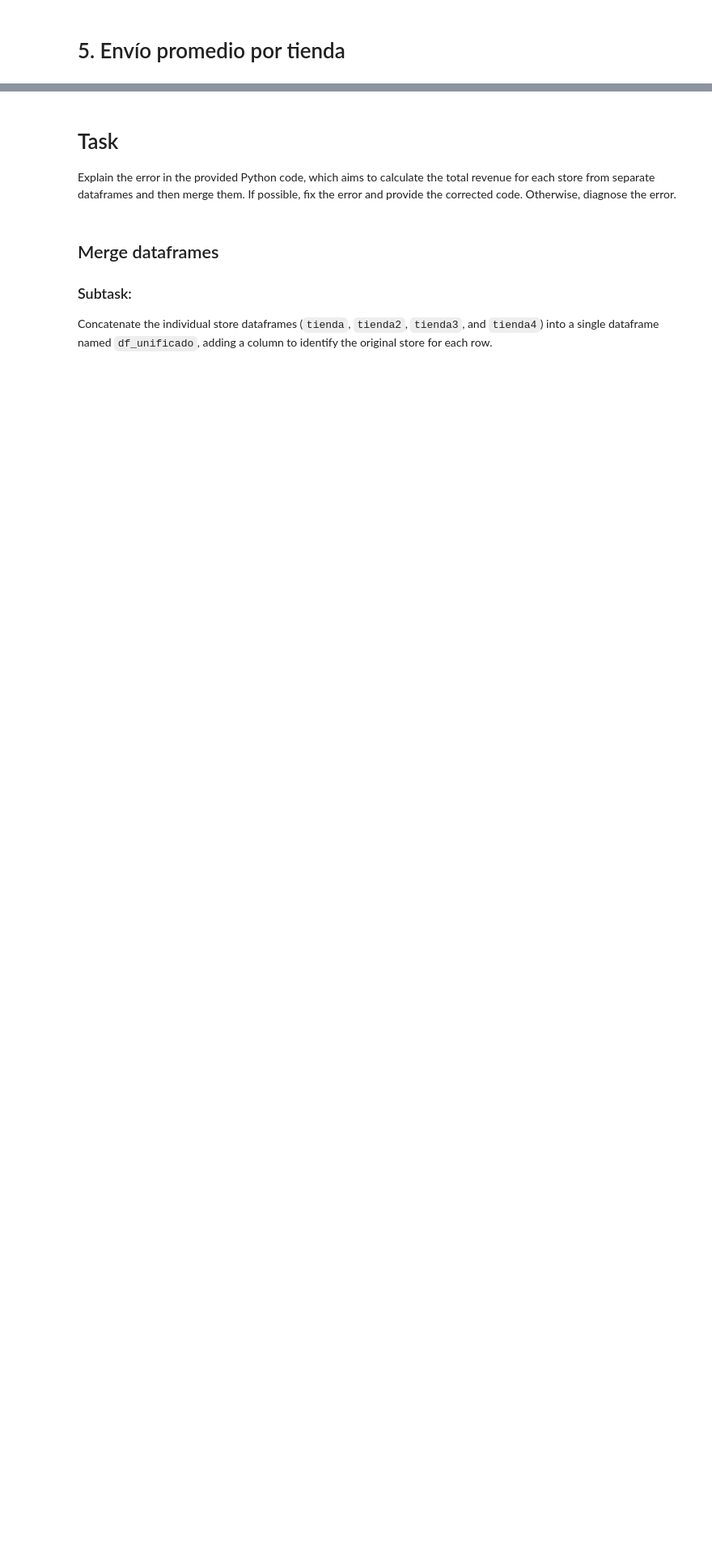
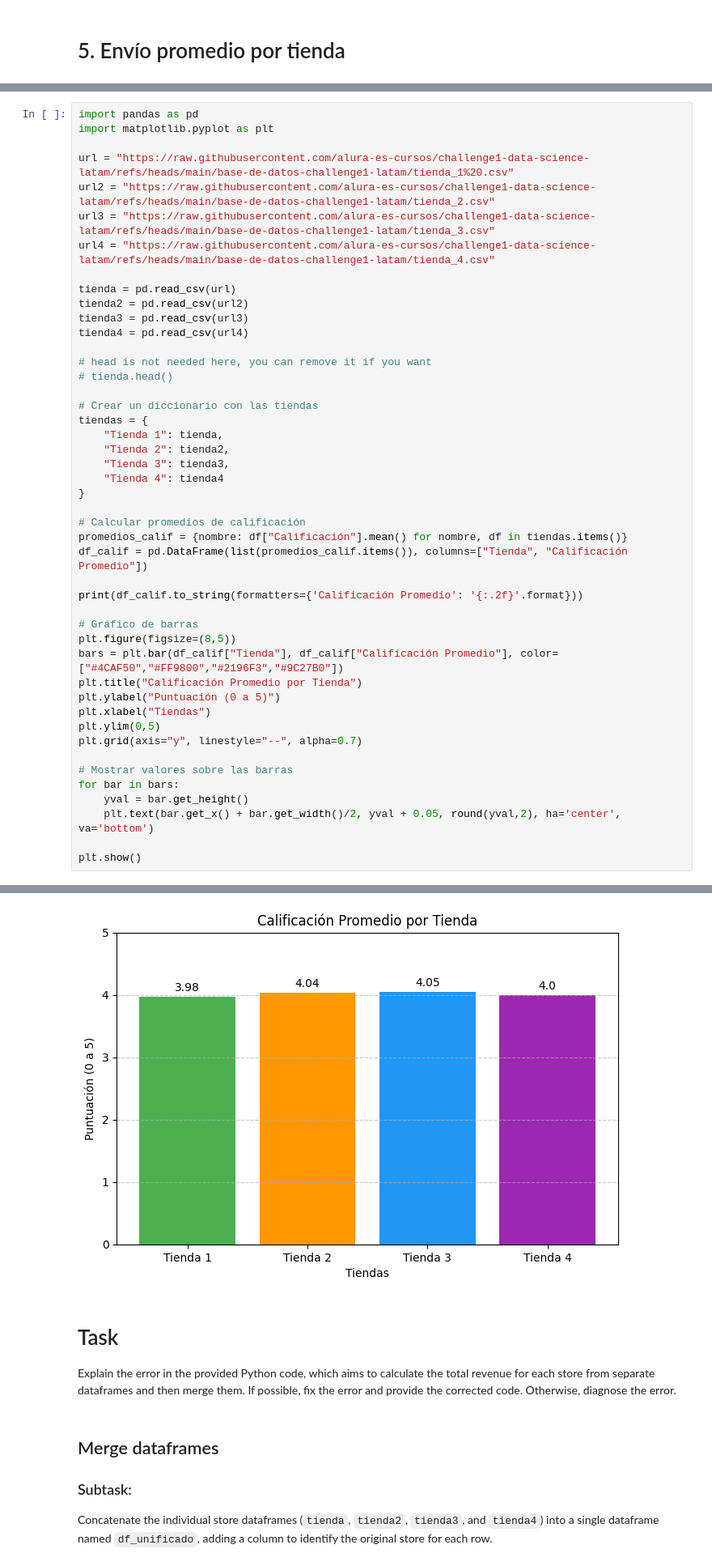
Before and after one commit to mafloan/alurastorelatam, a Jupyter notebook: AluraStoreLatam.ipynb, the cells around one changed output, grey strips where cells are left out. Shown: that part at 81% size. Saved outputs shown, nothing was run; the diff lists cells and outputs as text; blank space fills up the shorter version.

```diff
--- a/AluraStoreLatam.ipynb
+++ b/AluraStoreLatam.ipynb
@@ -258 +259,48 @@ plt.show()
 [figure]
+# %%
+import pandas as pd
+import matplotlib.pyplot as plt
+
+url = "https://raw.githubusercontent.com/alura-es-cursos/challenge1-data-science-latam/refs/heads/main/base-de-datos-challenge1-latam/tienda_1%20.csv"
+url2 = "https://raw.githubusercontent.com/alura-es-cursos/challenge1-data-science-latam/refs/heads/main/base-de-datos-challenge1-latam/tienda_2.csv"
+url3 = "https://raw.githubusercontent.com/alura-es-cursos/challenge1-data-science-latam/refs/heads/main/base-de-datos-challenge1-latam/tienda_3.csv"
+url4 = "https://raw.githubusercontent.com/alura-es-cursos/challenge1-data-science-latam/refs/heads/main/base-de-datos-challenge1-latam/tienda_4.csv"
+
+tienda = pd.read_csv(url)
+tienda2 = pd.read_csv(url2)
+tienda3 = pd.read_csv(url3)
+tienda4 = pd.read_csv(url4)
+
+# head is not needed here, you can remove it if you want
+# tienda.head()
+
+# Crear un diccionario con las tiendas
+tiendas = {
+    "Tienda 1": tienda,
+    "Tienda 2": tienda2,
+    "Tienda 3": tienda3,
+    "Tienda 4": tienda4
+}
+
+# Calcular promedios de calificación
+promedios_calif = {nombre: df["Calificación"].mean() for nombre, df in tiendas.items()}
+df_calif = pd.DataFrame(list(promedios_calif.items()), columns=["Tienda", "Calificación Promedio"])
+
+print(df_calif.to_string(formatters={'Calificación Promedio': '{:.2f}'.format}))
+
+# Gráfico de barras
+plt.figure(figsize=(8,5))
+bars = plt.bar(df_calif["Tienda"], df_calif["Calificación Promedio"], color=["#4CAF50","#FF9800","#2196F3","#9C27B0"])
+plt.title("Calificación Promedio por Tienda")
+plt.ylabel("Puntuación (0 a 5)")
+plt.xlabel("Tiendas")
+plt.ylim(0,5)
+plt.grid(axis="y", linestyle="--", alpha=0.7)
+
+# Mostrar valores sobre las barras
+for bar in bars:
+    yval = bar.get_height()
+    plt.text(bar.get_x() + bar.get_width()/2, yval + 0.05, round(yval,2), ha='center', va='bottom')
+
+plt.show()
+# %% [output]
@@ -259,3 +312,4 @@ plt.show()
+[figure, added]
 # %% [markdown]
 # Task
 Explain the error in the provided Python code, which aims to calculate the total revenue for each store from separate dataframes and then merge them. If possible, fix the error and provide the corrected code. Otherwise, diagnose the error.
```
Also changed, not shown: parts of 2 cells of this notebook.
